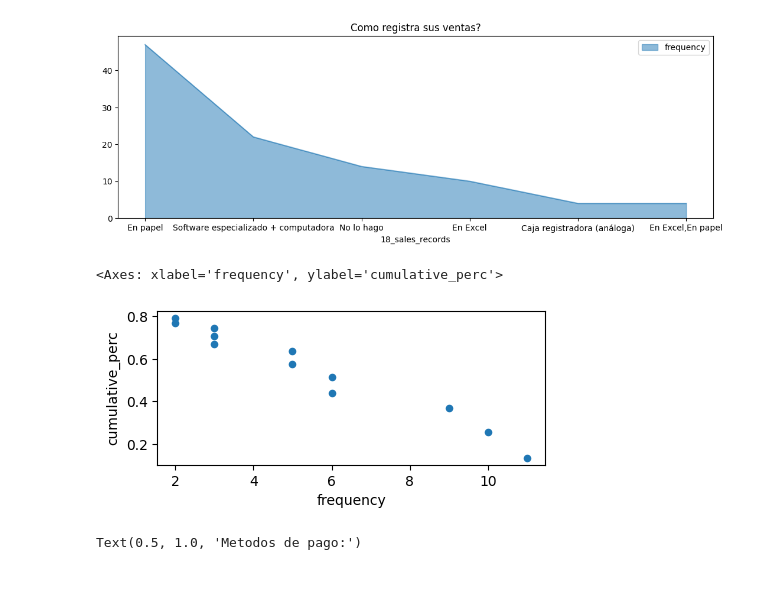
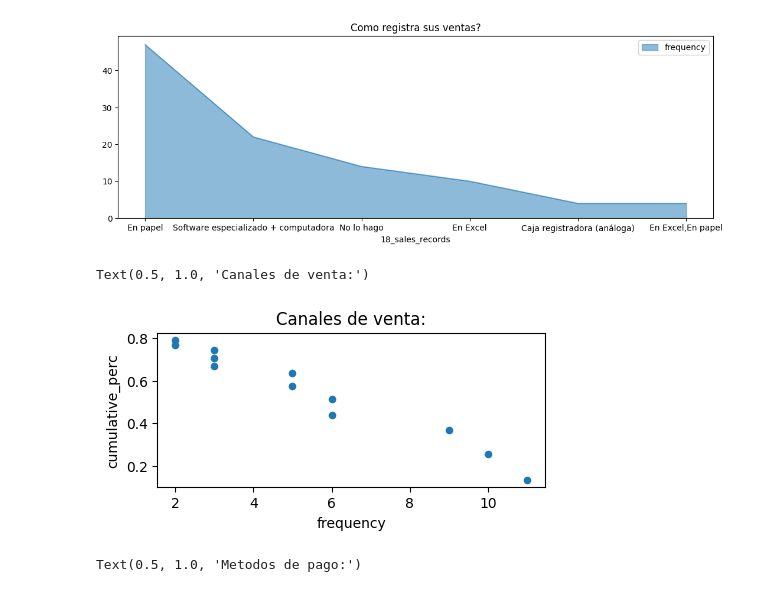
Before and after one commit to Josemm17/Actividad-5-Extracci-n-de-caracter-sticas, a Jupyter notebook: Actividad_5_(Extracción_de_Características).ipynb, the cells around one changed output. Cells and saved outputs as stored; diff of their text form; code cells hidden in the pictures.

```diff
--- a/Actividad_5_(Extracción_de_Características).ipynb
+++ b/Actividad_5_(Extracción_de_Características).ipynb
@@ -263,12 +275,12 @@ plt.title("Como registra sus ventas?")
 Text(0.5, 1.0, 'Como registra sus ventas?')
 [figure]
 # %%
-table7=freq_tbl(df["210_sales_channels"])
+table7=freq_tbl(df_completo["210_sales_channels"])
 filtro7=table7[table7["frequency"]>1]
 filtro7_index=filtro7.set_index("210_sales_channels")
 filtro7_index.plot("frequency","cumulative_perc", kind="scatter", figsize=(5,2))
 plt.title("Canales de venta:")
 # %% [output]
-<Axes: xlabel='frequency', ylabel='cumulative_perc'>
+Text(0.5, 1.0, 'Canales de venta:')
-[figure, old version]
+[figure, new version]
 # %%
```
Also changed, not shown: parts of 21 cells of this notebook.
